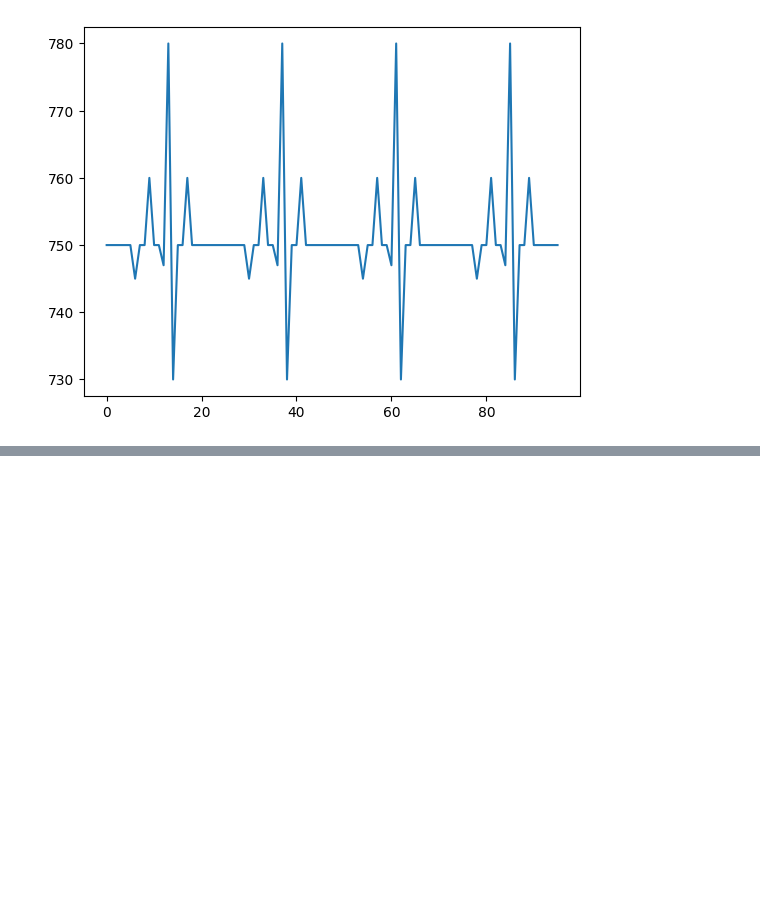
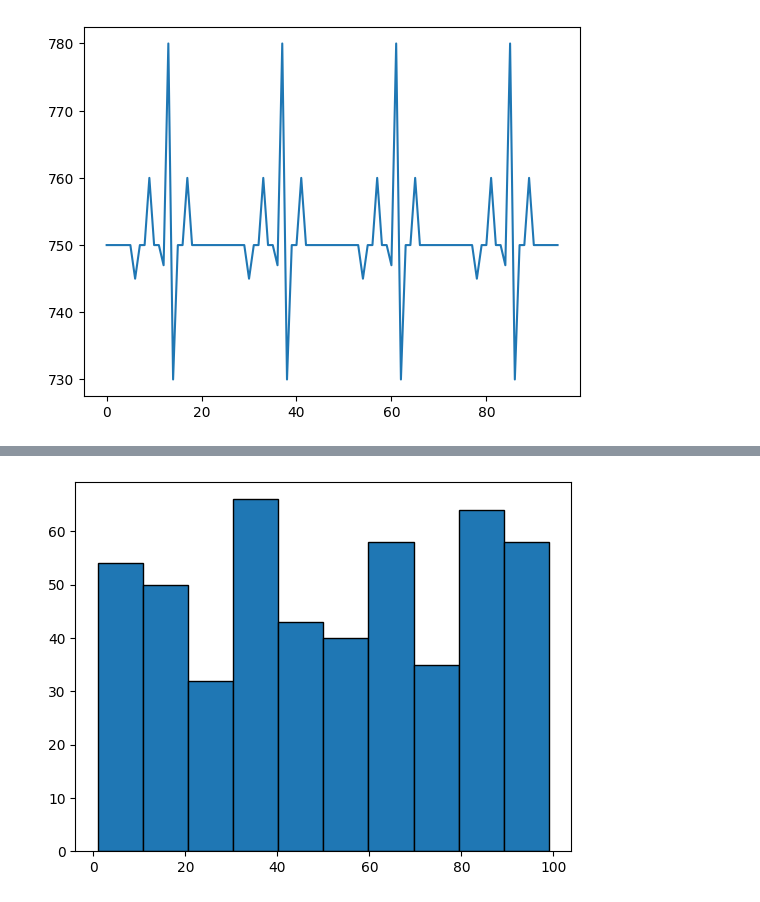
Before and after one commit to abhishiek2002/Data-Visualization-Using-Matplotlib, a Jupyter notebook: 1.ipynb, the cells around one changed output, grey strips where cells are left out. Saved outputs shown, nothing was run; the diff lists cells and outputs as text; code cells hidden in the pictures; blank space fills up the shorter version.

```diff
--- a/1.ipynb
+++ b/1.ipynb
@@ -252,0 +293,6 @@ plt.show()
+# %%
+# default histogram
+plt.hist(age, ec ='black')
+plt.show()
+# %% [output]
+[figure, added]
```
Also changed, not shown: parts of 26 cells of this notebook.
